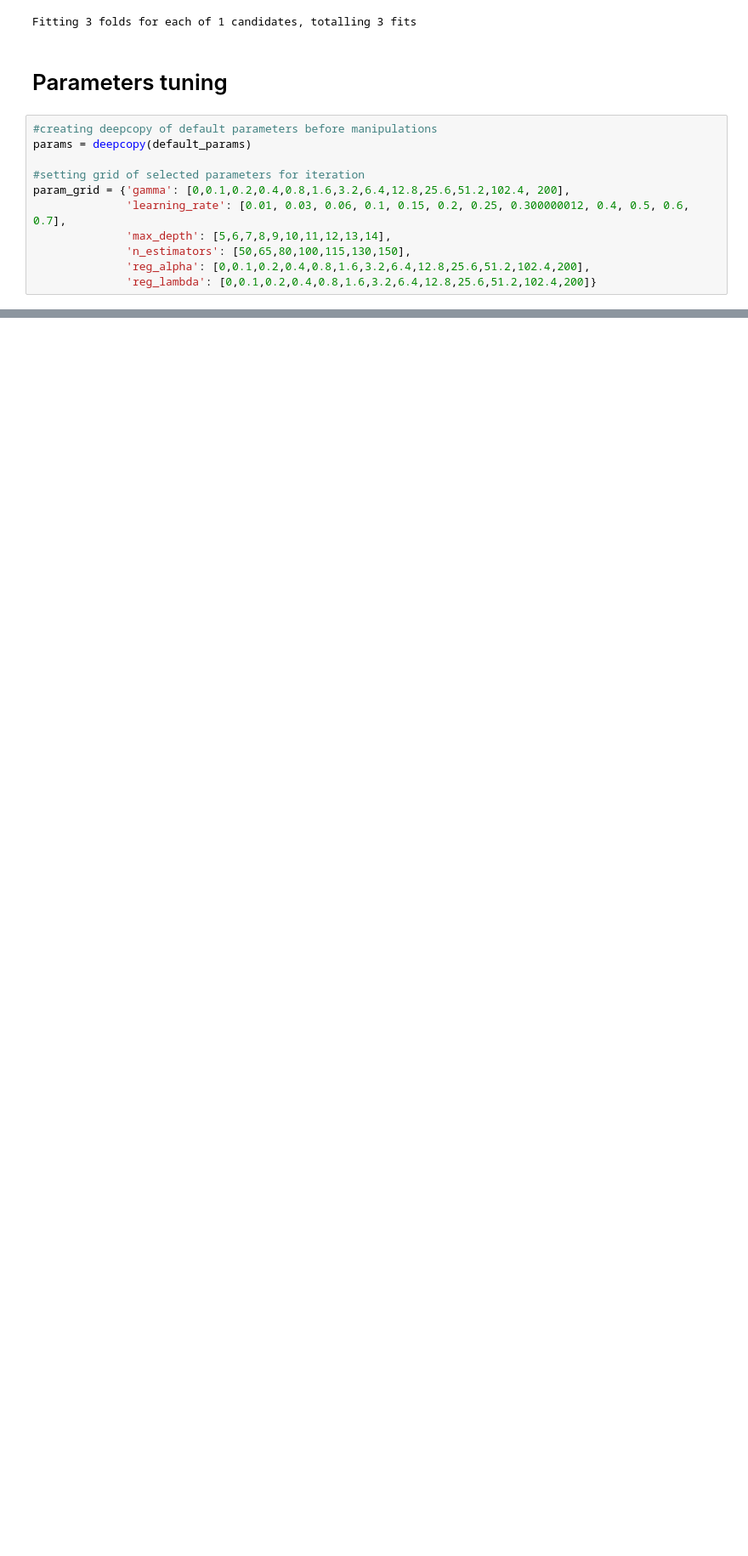
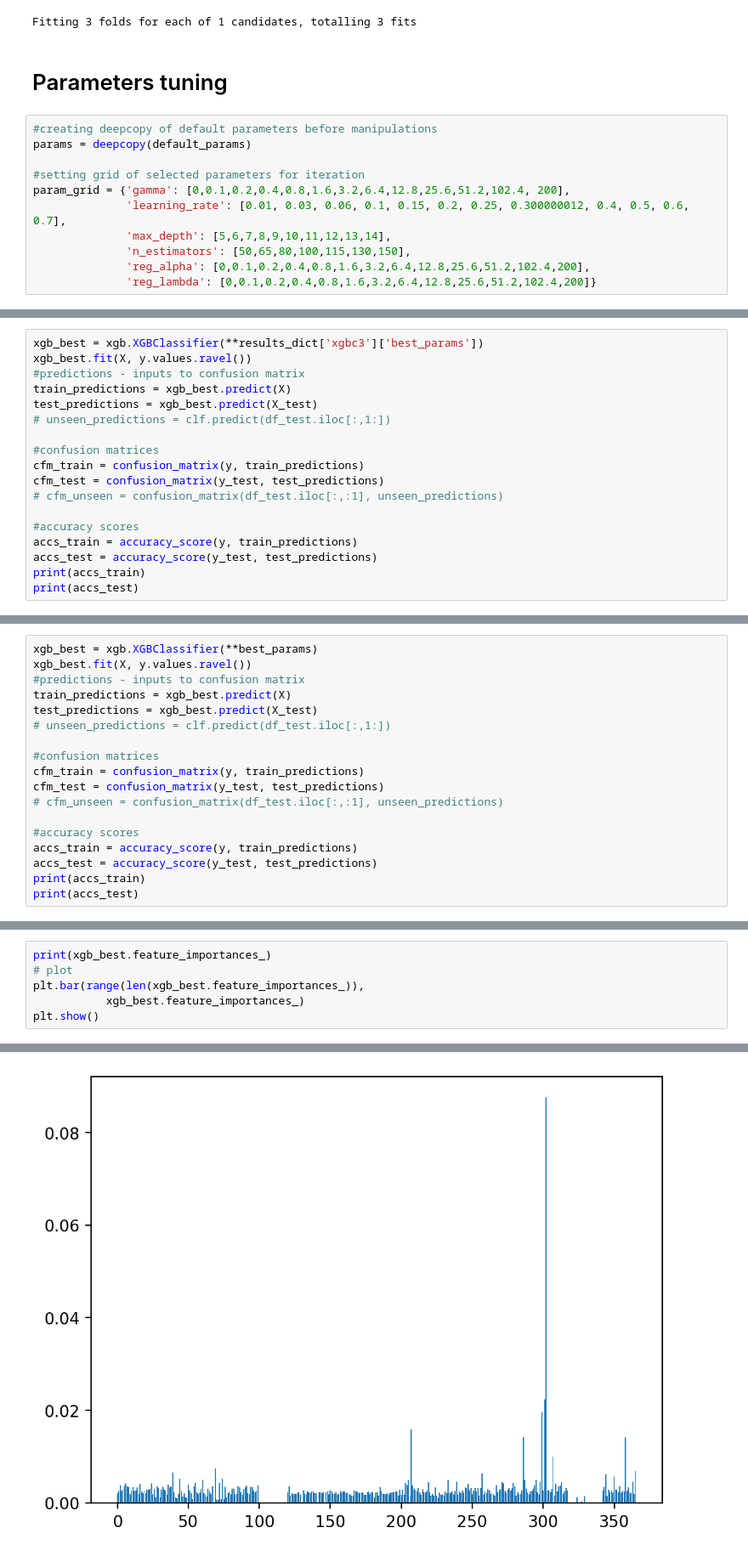
Before and after one commit to manasikattel/skin-lesion-cad, a Jupyter notebook: notebooks/0.6_mk_tune_xgb.ipynb, the cells around one changed output, grey strips where cells are left out. Shown at 85% size. Drawn from its saved outputs; the diff is of its cells as text; blank space fills up the shorter version.

```diff
--- a/notebooks/0.6_mk_tune_xgb.ipynb
+++ b/notebooks/0.6_mk_tune_xgb.ipynb
@@ -590,0 +597,18 @@ results_dict['xgbc3']['best_params']
+# %%
+xgb_best = xgb.XGBClassifier(**results_dict['xgbc3']['best_params'])
+xgb_best.fit(X, y.values.ravel())
+#predictions - inputs to confusion matrix
+train_predictions = xgb_best.predict(X)
+test_predictions = xgb_best.predict(X_test)
+# unseen_predictions = clf.predict(df_test.iloc[:,1:])
+
+#confusion matrices
+cfm_train = confusion_matrix(y, train_predictions)
+cfm_test = confusion_matrix(y_test, test_predictions)
+# cfm_unseen = confusion_matrix(df_test.iloc[:,:1], unseen_predictions)
+
+#accuracy scores
+accs_train = accuracy_score(y, train_predictions)
+accs_test = accuracy_score(y_test, test_predictions)
+print(accs_train)
+print(accs_test)
@@ -590,0 +618,18 @@ results_dict['xgbc3']['best_params']
+# %%
+xgb_best = xgb.XGBClassifier(**best_params)
+xgb_best.fit(X, y.values.ravel())
+#predictions - inputs to confusion matrix
+train_predictions = xgb_best.predict(X)
+test_predictions = xgb_best.predict(X_test)
+# unseen_predictions = clf.predict(df_test.iloc[:,1:])
+
+#confusion matrices
+cfm_train = confusion_matrix(y, train_predictions)
+cfm_test = confusion_matrix(y_test, test_predictions)
+# cfm_unseen = confusion_matrix(df_test.iloc[:,:1], unseen_predictions)
+
+#accuracy scores
+accs_train = accuracy_score(y, train_predictions)
+accs_test = accuracy_score(y_test, test_predictions)
+print(accs_train)
+print(accs_test)
@@ -590,0 +639,7 @@ results_dict['xgbc3']['best_params']
+# %%
+print(xgb_best.feature_importances_)
+# plot
+plt.bar(range(len(xgb_best.feature_importances_)),
+           xgb_best.feature_importances_)
+plt.show()
+# %% [output]
@@ -590,0 +663 @@ results_dict['xgbc3']['best_params']
+[figure, added]
```
Also changed, not shown: parts of 21 cells of this notebook, 2 other files.
